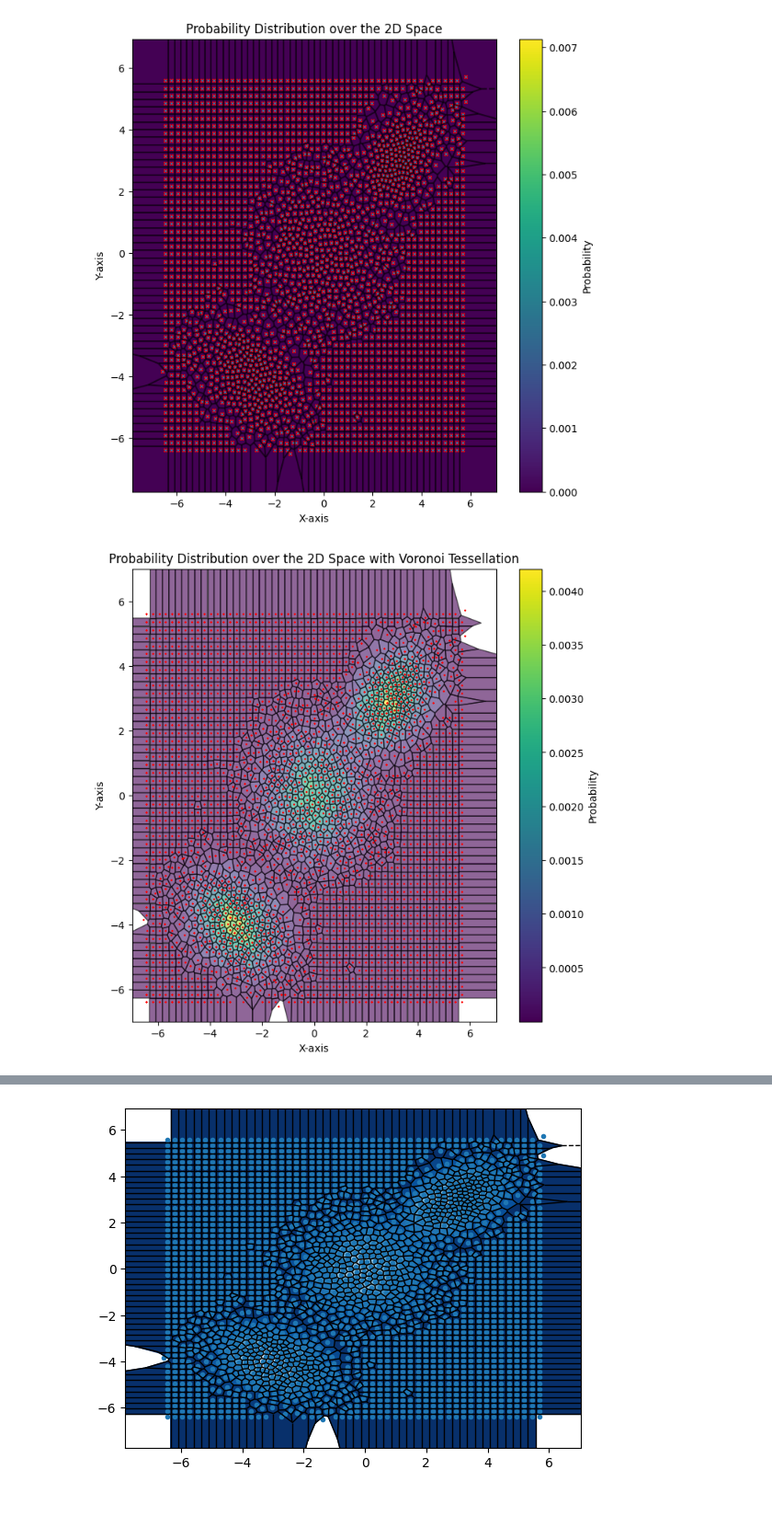
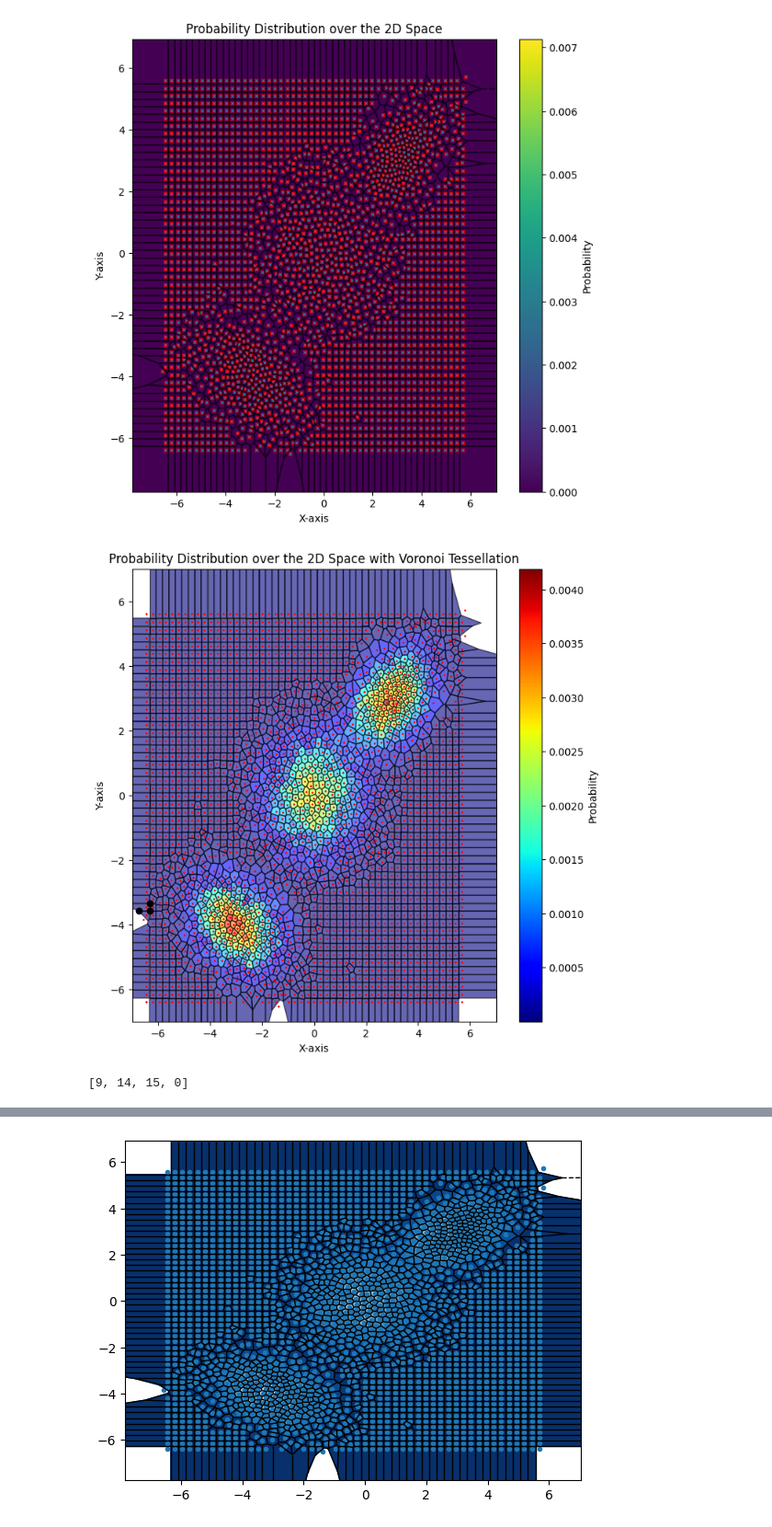
Before and after one commit to batuceng/max_quantile, a Jupyter notebook: 2d_prototypes_v1.ipynb, the cells around one changed output, grey strips where cells are left out. Shown at 92% size. Saved outputs shown, nothing was run; the diff lists cells and outputs as text; code cells hidden in the pictures.

```diff
--- a/2d_prototypes_v1.ipynb
+++ b/2d_prototypes_v1.ipynb
@@ -583,7 +586,7 @@ proto_centers = protos.detach().cpu().numpy()
 vor = Voronoi(proto_centers)
 
 # Generate colormap
-cmap = plt.get_cmap('viridis')
+cmap = plt.get_cmap('jet')
 norm = plt.Normalize(vmin=flat_probs.min(), vmax=flat_probs.max())
 
 # Plot the probability distribution over the 2D grid using the bin edges
@@ -593,37 +596,44 @@ ax = fig.add_subplot(1, 1, 1)  # nrows, ncols, index
 # Plot each Voronoi region with color corresponding to the prototype's probability
 regions = []
 colors = []
+
+# voronoi_plot_2d(vor, show_points=True, show_vertices=False, s=1)
 
 # Loop through each prototype and its corresponding Voronoi region
 for i, region_index in enumerate(vor.point_region):
     region = vor.regions[region_index]
 
     # Only include finite Voronoi regions (no infinite vertices, i.e., no '-1' in region)
     if not -1 in region and len(region) > 0:
         polygon = [vor.vertices[j] for j in region]
         regions.append(polygon)
         # Map the prototype's probability to the region color
         colors.append(cmap(norm(flat_probs[i])))
 
 # Create a PolyCollection for Voronoi regions
 voronoi_region_collection = PolyCollection(regions, facecolors=colors, edgecolors='k', alpha=0.6)
 ax.add_collection(voronoi_region_collection)
 
 # Plot prototype centers
 ax.scatter(proto_centers[:, 0], proto_centers[:, 1], marker='x', c='red', s=1)
 
+ax.scatter(np.vstack([vor.vertices[9], vor.vertices[14], vor.vertices[15], vor.vertices[0]])[:,0], np.vstack([vor.vertices[9], vor.vertices[14], vor.vertices[15], vor.vertices[0]])[:,1], c='black')
 # Set the axis limits and labels
 plt.xlim(-7, 7)
 plt.ylim(-7, 7)
 plt.title('Probability Distribution over the 2D Space with Voronoi Tessellation')
 plt.xlabel('X-axis')
 plt.ylabel('Y-axis')
 
 # Add colorbar
 sm = plt.cm.ScalarMappable(cmap=cmap, norm=norm)
 sm.set_array([])
 plt.colorbar(sm, ax=ax, label='Probability')
 
 plt.show()
 # %% [output]
-[figure, old version]
+[figure, new version]
+# %%
+vor.regions[1]
+# %% [output]
+[9, 14, 15, 0]
```
Also changed, not shown: parts of 11 cells of this notebook.
